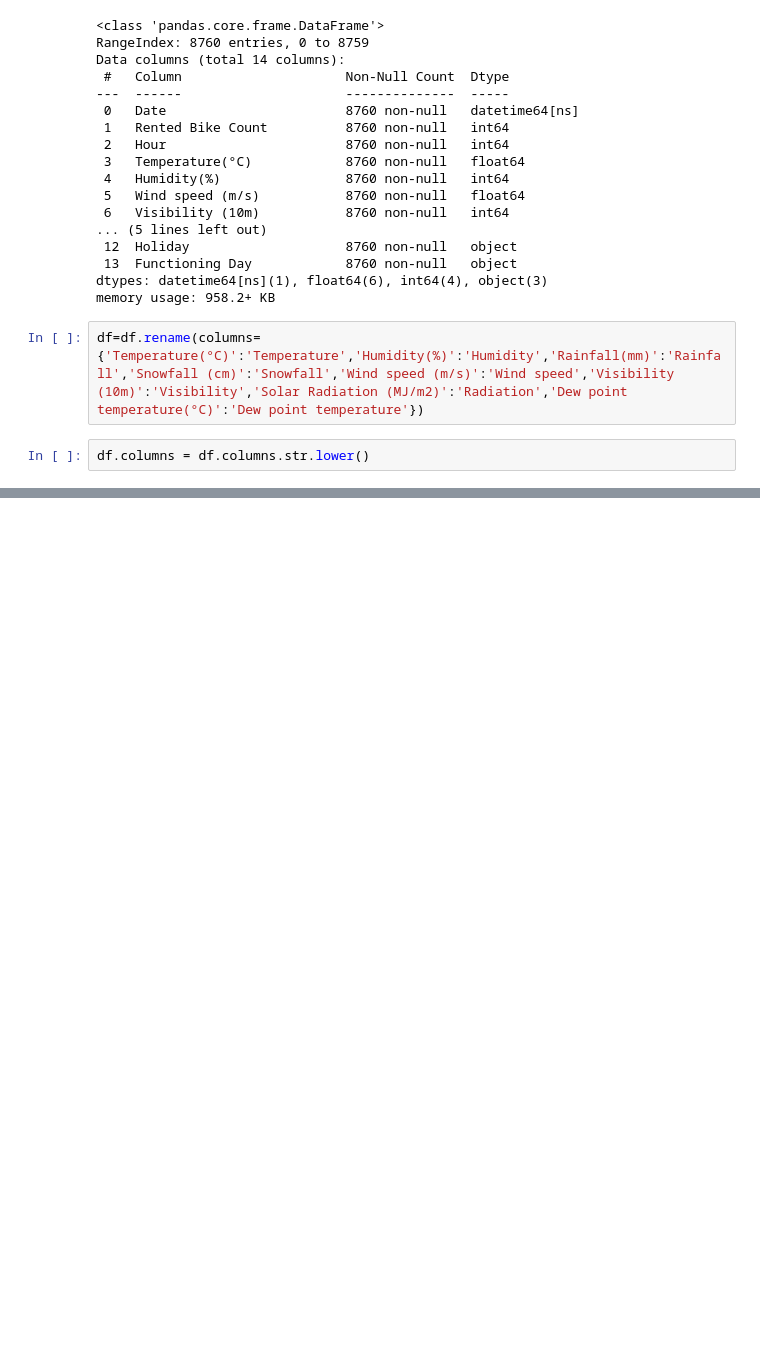
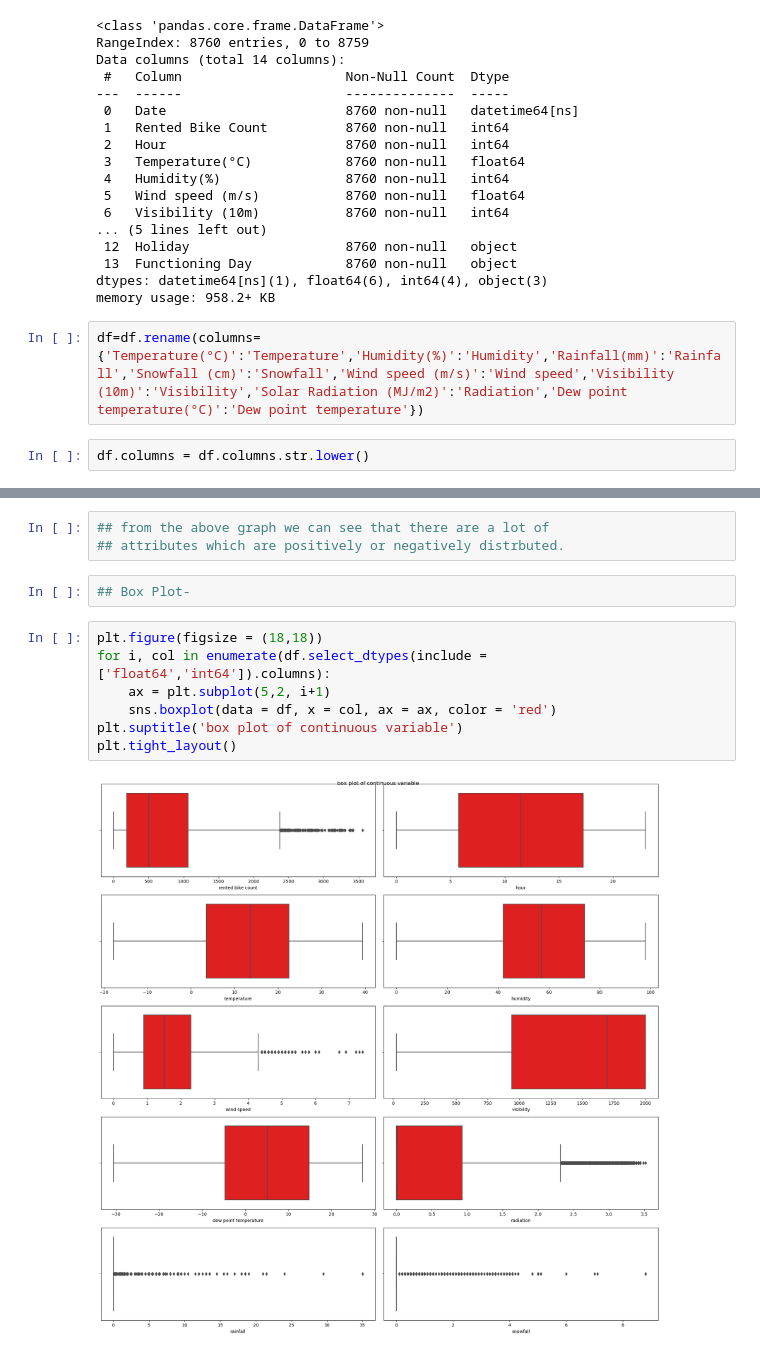
Before and after one commit to satyam-9/Rental_bike_count_prediction, a Jupyter notebook: Rental-bike-prediction.ipynb, the cells around one changed output, grey strips where cells are left out. Drawn from its saved outputs; the diff is of its cells as text; blank space fills up the shorter version.

```diff
--- a/Rental-bike-prediction.ipynb
+++ b/Rental-bike-prediction.ipynb
@@ -89,0 +151,14 @@ Index(['date', 'rented bike count', 'hour', 'temperature', 'humidity',
+# %%
+## from the above graph we can see that there are a lot of
+## attributes which are positively or negatively distrbuted.
+# %%
+## Box Plot-
+# %%
+plt.figure(figsize = (18,18))
+for i, col in enumerate(df.select_dtypes(include = ['float64','int64']).columns):
+    ax = plt.subplot(5,2, i+1)
+    sns.boxplot(data = df, x = col, ax = ax, color = 'red')
+plt.suptitle('box plot of continuous variable')
+plt.tight_layout()
+# %% [output]
+[figure, added]
```
Also changed, not shown: parts of 9 cells of this notebook.
